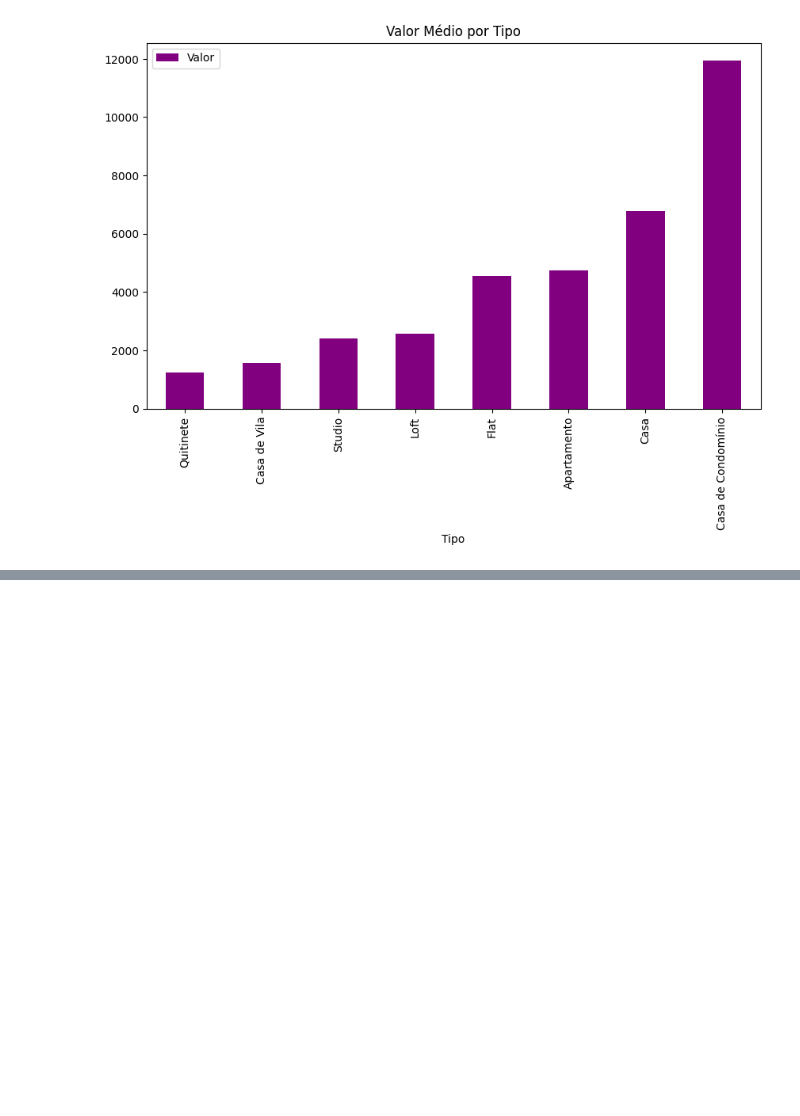
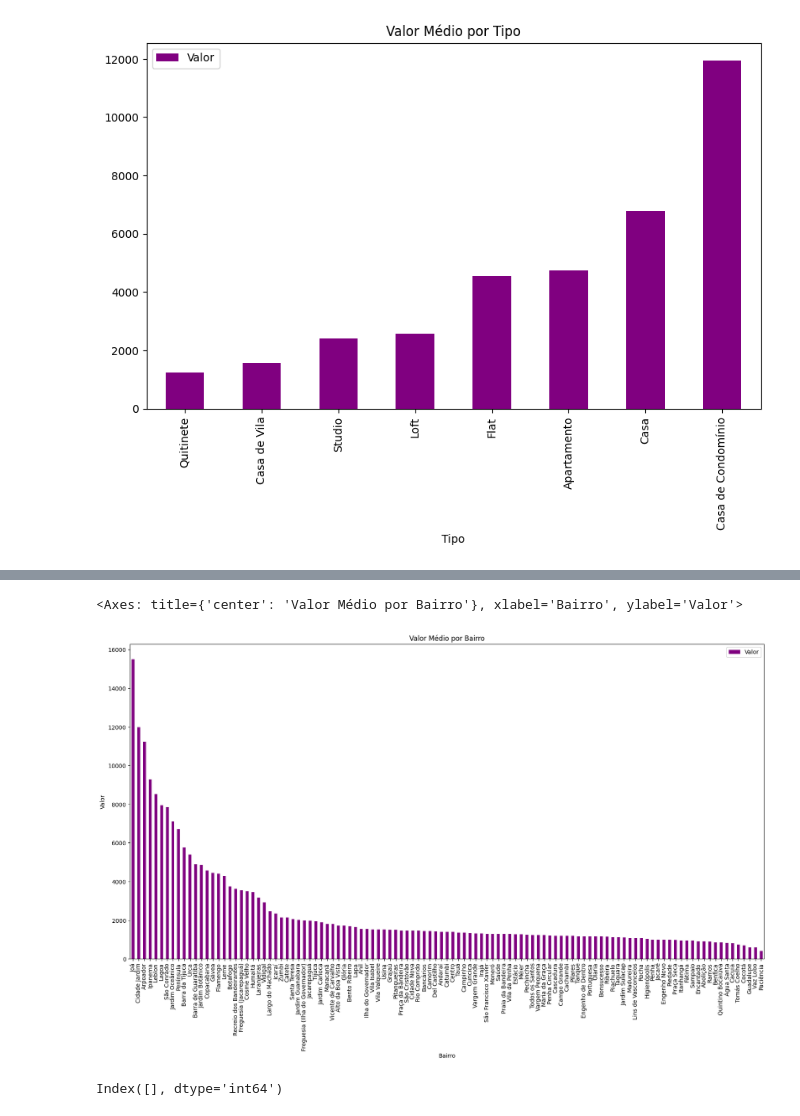
Before and after one commit to lu150ml/curso_pyton_coolab, a Jupyter notebook: Pandas.ipynb, the cells around one changed output, grey strips where cells are left out. Saved outputs shown, nothing was run; the diff lists cells and outputs as text; code cells hidden in the pictures; blank space fills up the shorter version.

```diff
--- a/Pandas.ipynb
+++ b/Pandas.ipynb
@@ -240,0 +277,2 @@ grafico.plot(kind='bar', title='Valor Médio por Tipo',figsize=(10,6),color='pur
+# %%
+dt = dt.query('Tipo == "Apartamento"')
@@ -240,0 +302,2 @@ grafico.plot(kind='bar', title='Valor Médio por Tipo',figsize=(10,6),color='pur
+# %%
+dt.dropna(inplace=True)
@@ -240,0 +358,11 @@ grafico.plot(kind='bar', title='Valor Médio por Tipo',figsize=(10,6),color='pur
+# %%
+bairro_grf = dt.groupby('Bairro')[['Valor']].mean().sort_values('Valor', ascending=False)
+# %%
+bairro_grf.plot(kind='bar', title='Valor Médio por Bairro',figsize=(20,10),color='purple', xlabel='Bairro', ylabel='Valor')
+# %% [output]
+<Axes: title={'center': 'Valor Médio por Bairro'}, xlabel='Bairro', ylabel='Valor'>
+[figure, added]
+# %%
+dt.query('Condominio == 0').index
+# %% [output]
+Index([], dtype='int64')
```
Also changed, not shown: parts of 17 cells of this notebook.
